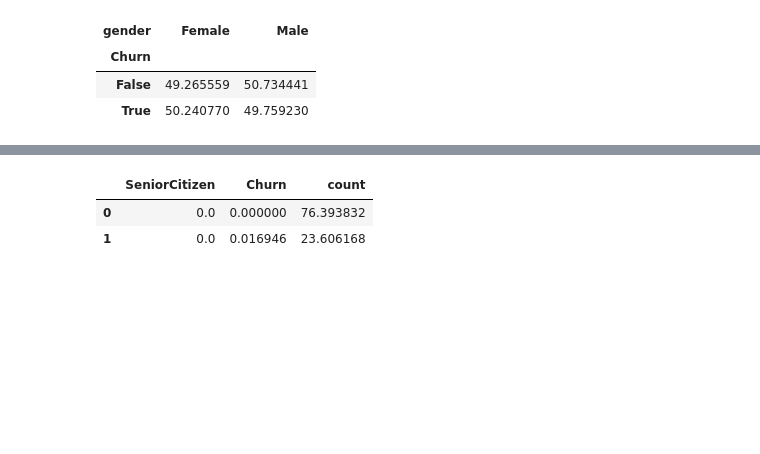
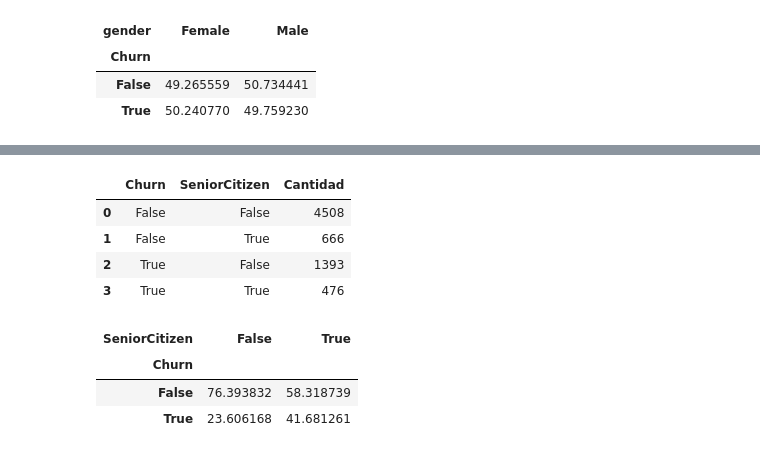
Before and after one commit to MiguelFigueroa02/Challenge_Telecom_X_Evasion_Clientes, a Jupyter notebook: telecomx_latam.ipynb, the cells around one changed output, grey strips where cells are left out. Cells and saved outputs as stored; diff of their text form; code cells hidden in the pictures; blank space fills up the shorter version.

```diff
--- a/telecomx_latam.ipynb
+++ b/telecomx_latam.ipynb
@@ -864,10 +866,12 @@ categorical_columns('PaymentMethod')
 # %% [output]
 [interactive output not drawn]
 # %%
-df_grouped = datos_normalizados.groupby(['SeniorCitizen','Churn']).size().reset_index(name='count')
+df_grouped = datos_normalizados.groupby(['Churn','SeniorCitizen']).size().reset_index(name='Cantidad')
-# %%
-(df_grouped[(df_grouped['SeniorCitizen']==False)] /df_grouped[(df_grouped['SeniorCitizen']==False)]['count'].sum())*100
-# %% [output]
-|  | SeniorCitizen | Churn | count |
-| 0 | 0.0 | 0.000000 | 76.393832 |
-| 1 | 0.0 | 0.016946 | 23.606168 |
+# %%
+df_grouped.head()
+# %% [output]
+|  | Churn | SeniorCitizen | Cantidad |
+| 0 | False | False | 4508 |
+| 1 | False | True | 666 |
+| 2 | True | False | 1393 |
+| 3 | True | True | 476 |
@@ -873,0 +884,7 @@ df_grouped = datos_normalizados.groupby(['SeniorCitizen','Churn']).size().reset_
+# %%
+df_pivot.head()
+# %% [output]
+| SeniorCitizen | False | True |
+| Churn |  |  |
+| False | 76.393832 | 58.318739 |
+| True | 23.606168 | 41.681261 |
```
Also changed, not shown: parts of 4 cells of this notebook.
